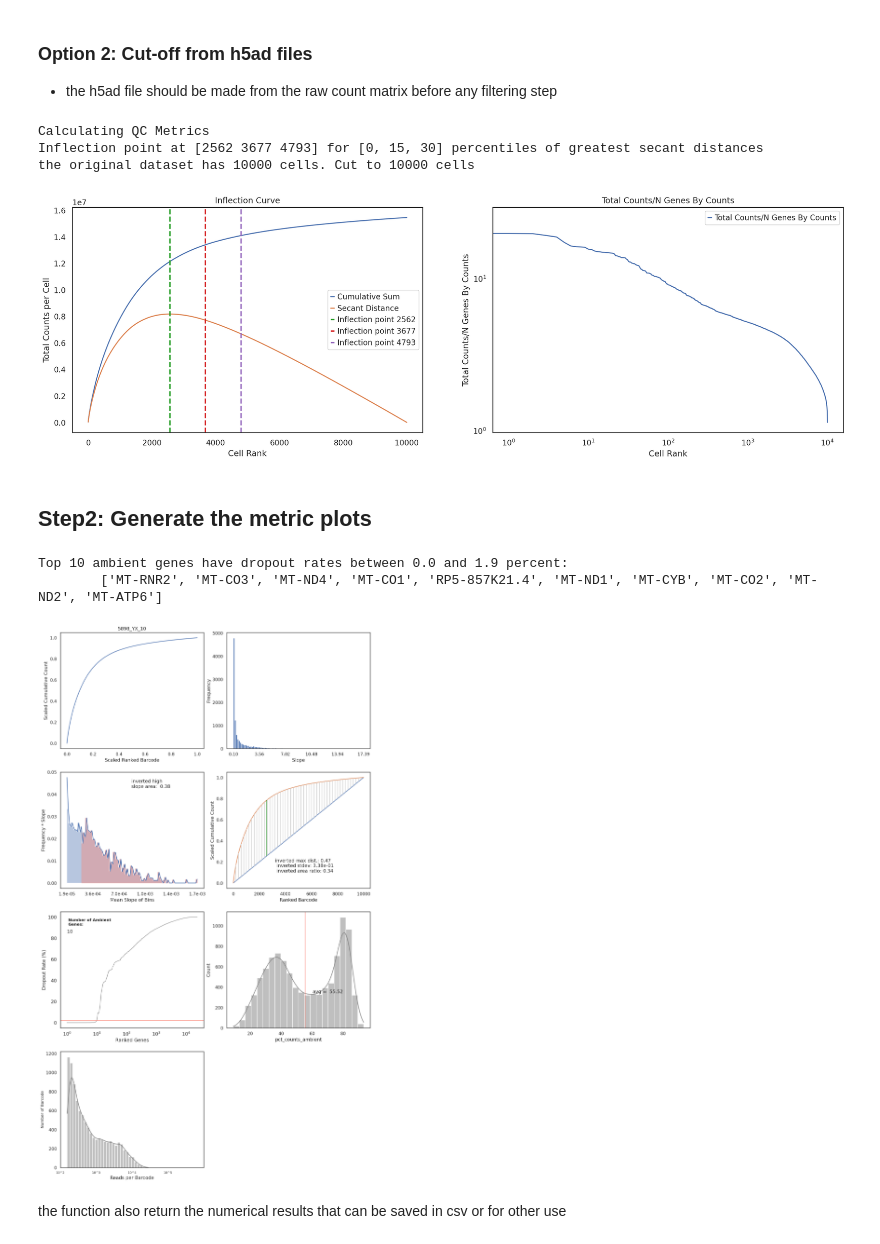
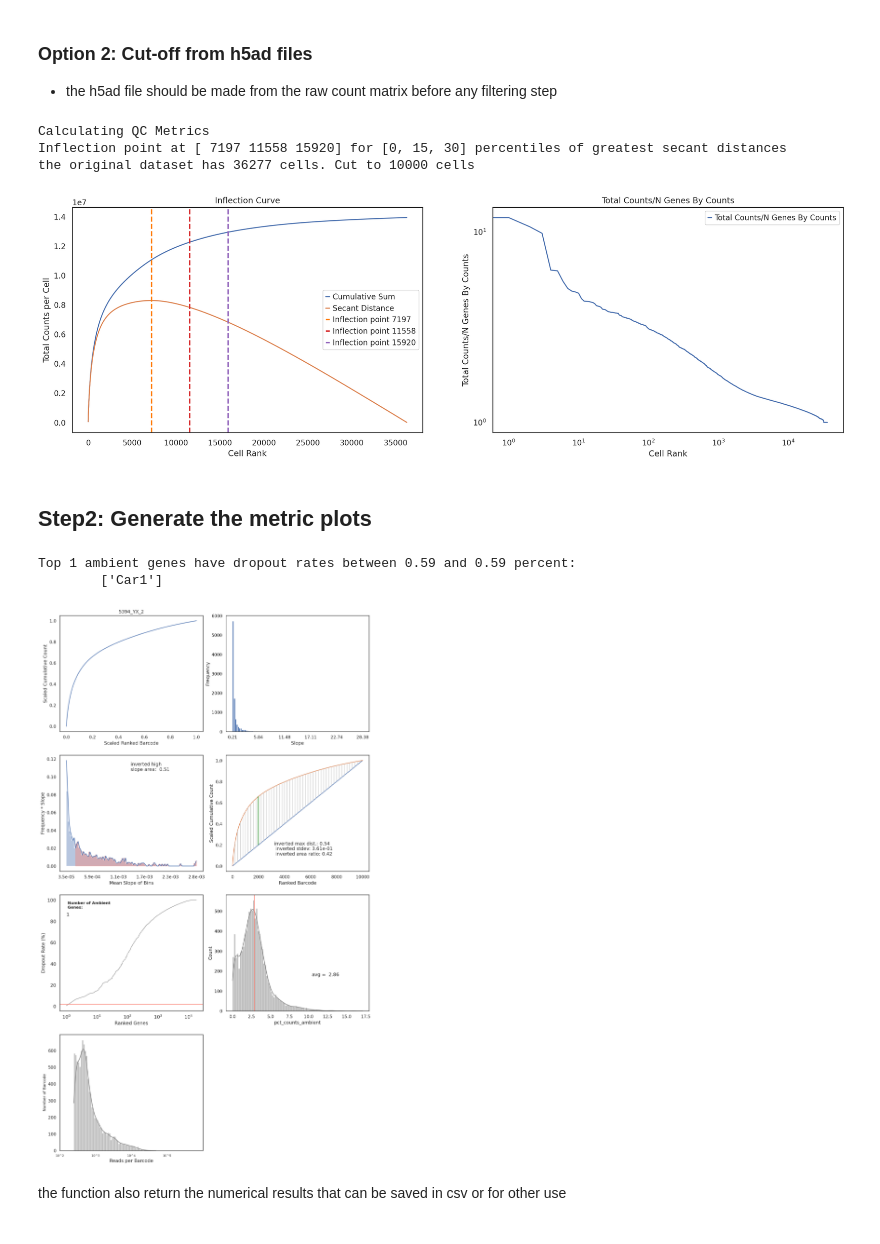
Before and after one commit to Ken-Lau-Lab/AmbiQuant, a Jupyter notebook: ExamplePlots.ipynb, the cells around one changed output. Saved outputs shown, nothing was run; the diff lists cells and outputs as text; code cells hidden in the pictures.

```diff
--- a/ExamplePlots.ipynb
+++ b/ExamplePlots.ipynb
@@ -78,7 +78,7 @@ dat.to_df().head()
 - the h5ad file should be made from the raw count matrix before any filtering step
 # %%
 #read in data
-dat = sc.read("/home/lucy/random_data_check/data_files/5898_YX_10_full.h5ad")
+dat = sc.read("./5394_YX_2_full.h5ad")
 # %%
 #cut off the dataset so that the total number of cells is 4x estimated real cell number or no more than max_cell number of cells
 dat = qc.cut_off_h5ad(dat, inflection_fold = 4, est_real_cell = None, max_cell = 10000,
@@ -86,21 +86,22 @@ dat = qc.cut_off_h5ad(dat, inflection_fold = 4, est_real_cell = None, max_cell =
                  print_info = True)
 # %% [output]
 Calculating QC Metrics
-Inflection point at [2562 3677 4793] for [0, 15, 30] percentiles of greatest secant distances
-the original dataset has 10000 cells. Cut to 10000 cells
+Inflection point at [ 7197 11558 15920] for [0, 15, 30] percentiles of greatest secant distances
+the original dataset has 36277 cells. Cut to 10000 cells
-[figure, old version]
+[figure, new version]
 # %% [markdown]
 ## Step2: Generate the metric plots
 # %%
 #detailed documentation can be found in the function header
 
 #save_amb_ls and save_fig can be used to save the list of ambient gene and the plots. They should be strings of destination pathnames where the list and plot are saved
+
 ret = qc_plts.formatted_figures_inverted(dat, save_amb_ls = None,
-                      save_fig = None, show_dat_name = "5898_YX_10", invert_scores = True, ncols=2)
+                      save_fig = None, show_dat_name = "5394_YX_2", invert_scores = True, ncols=2)
 # %% [output]
-Top 10 ambient genes have dropout rates between 0.0 and 1.9 percent:
-        ['MT-RNR2', 'MT-CO3', 'MT-ND4', 'MT-CO1', 'RP5-857K21.4', 'MT-ND1', 'MT-CYB', 'MT-CO2', 'MT-ND2', 'MT-ATP6']
+Top 1 ambient genes have dropout rates between 0.59 and 0.59 percent:
+        ['Car1']
-[figure, old version]
+[figure, new version]
 # %% [markdown]
 the function also return the numerical results that can be saved in csv or for other use
 # %% [markdown]
```
Also changed, not shown: parts of 6 cells of this notebook, 2 other files.
